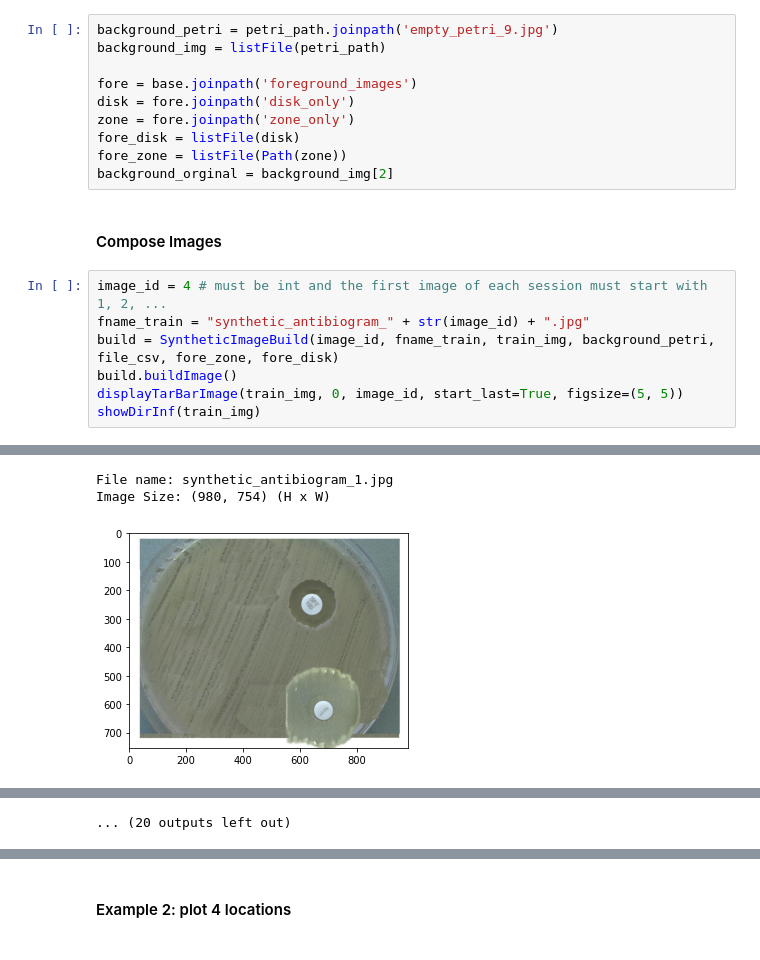
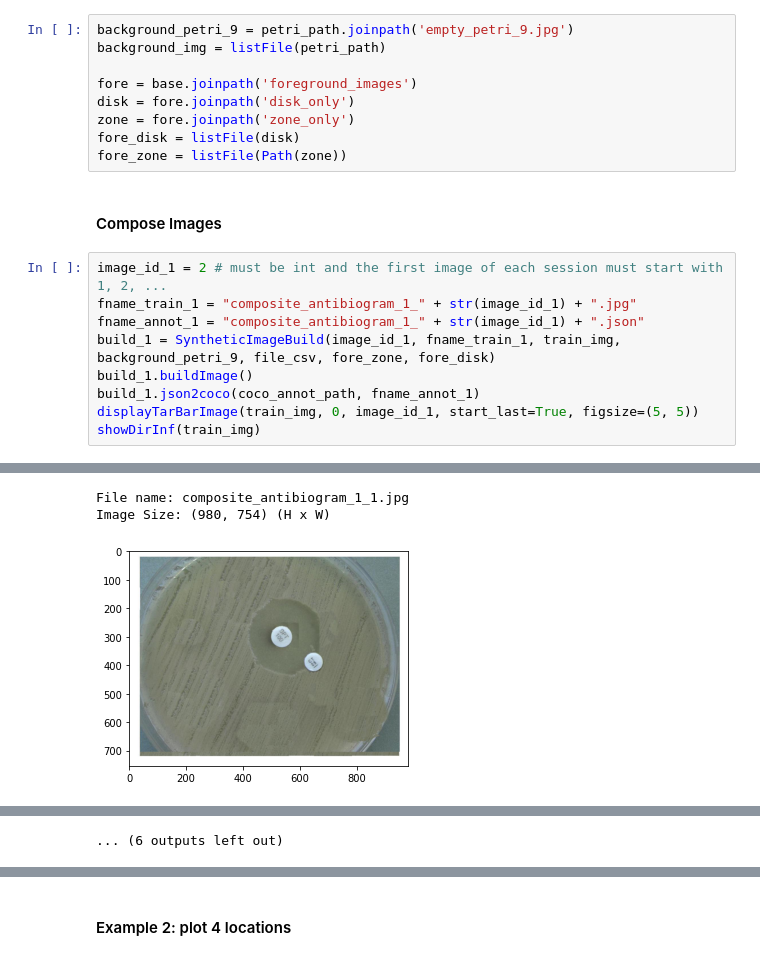
Before and after one commit to chho-work/syntheticReplica, a Jupyter notebook: sample_nbs/Sample_nb_2.ipynb, the cells around one changed output, grey strips where cells are left out. Saved outputs shown, nothing was run; the diff lists cells and outputs as text.

Commit message:
Update convert  to json

```diff
--- a/sample_nbs/Sample_nb_2.ipynb
+++ b/sample_nbs/Sample_nb_2.ipynb
@@ -178,7 +225,7 @@ B1         550         350       200       200
 1) Execute this cell before you start composing images.<br>
 2) Execute this cell each time after you remove all image files from "train_synthetic" directory.**<br>
 # %%
-background_petri = petri_path.joinpath('empty_petri_9.jpg')
+background_petri_9 = petri_path.joinpath('empty_petri_9.jpg')
 background_img = listFile(petri_path)
 
 fore = base.joinpath('foreground_images')
@@ -186,30 +233,31 @@ disk = fore.joinpath('disk_only')
 zone = fore.joinpath('zone_only')
 fore_disk = listFile(disk)
 fore_zone = listFile(Path(zone))
-background_orginal = background_img[2]
 # %% [markdown]
 #### Compose Images
 # %%
-image_id = 4 # must be int and the first image of each session must start with 1, 2, ...
-fname_train = "synthetic_antibiogram_" + str(image_id) + ".jpg"
-build = SyntheticImageBuild(image_id, fname_train, train_img, background_petri, file_csv, fore_zone, fore_disk)
-build.buildImage()
-displayTarBarImage(train_img, 0, image_id, start_last=True, figsize=(5, 5))
+image_id_1 = 2 # must be int and the first image of each session must start with 1, 2, ...
+fname_train_1 = "composite_antibiogram_1_" + str(image_id_1) + ".jpg"
+fname_annot_1 = "composite_antibiogram_1_" + str(image_id_1) + ".json"
+build_1 = SyntheticImageBuild(image_id_1, fname_train_1, train_img, background_petri_9, file_csv, fore_zone, fore_disk)
+build_1.buildImage()
+build_1.json2coco(coco_annot_path, fname_annot_1)
+displayTarBarImage(train_img, 0, image_id_1, start_last=True, figsize=(5, 5))
 showDirInf(train_img)
 # %% [output]
 [interactive output not drawn]
 [interactive output not drawn]
 [interactive output not drawn]
 [interactive output not drawn]
 [interactive output not drawn]
 [interactive output not drawn]
 [interactive output not drawn]
-File name: synthetic_antibiogram_1.jpg
+File name: composite_antibiogram_1_1.jpg
 Image Size: (980, 754) (H x W)
-[figure, old version]
+[figure, new version]
 [interactive output not drawn]
 [interactive output not drawn]
 [interactive output not drawn]
-... (20 outputs left out)
+... (6 outputs left out)
 # %%
 # Zip all created contents, both images and annotations.
```
Also changed, not shown: parts of 21 cells of this notebook.
